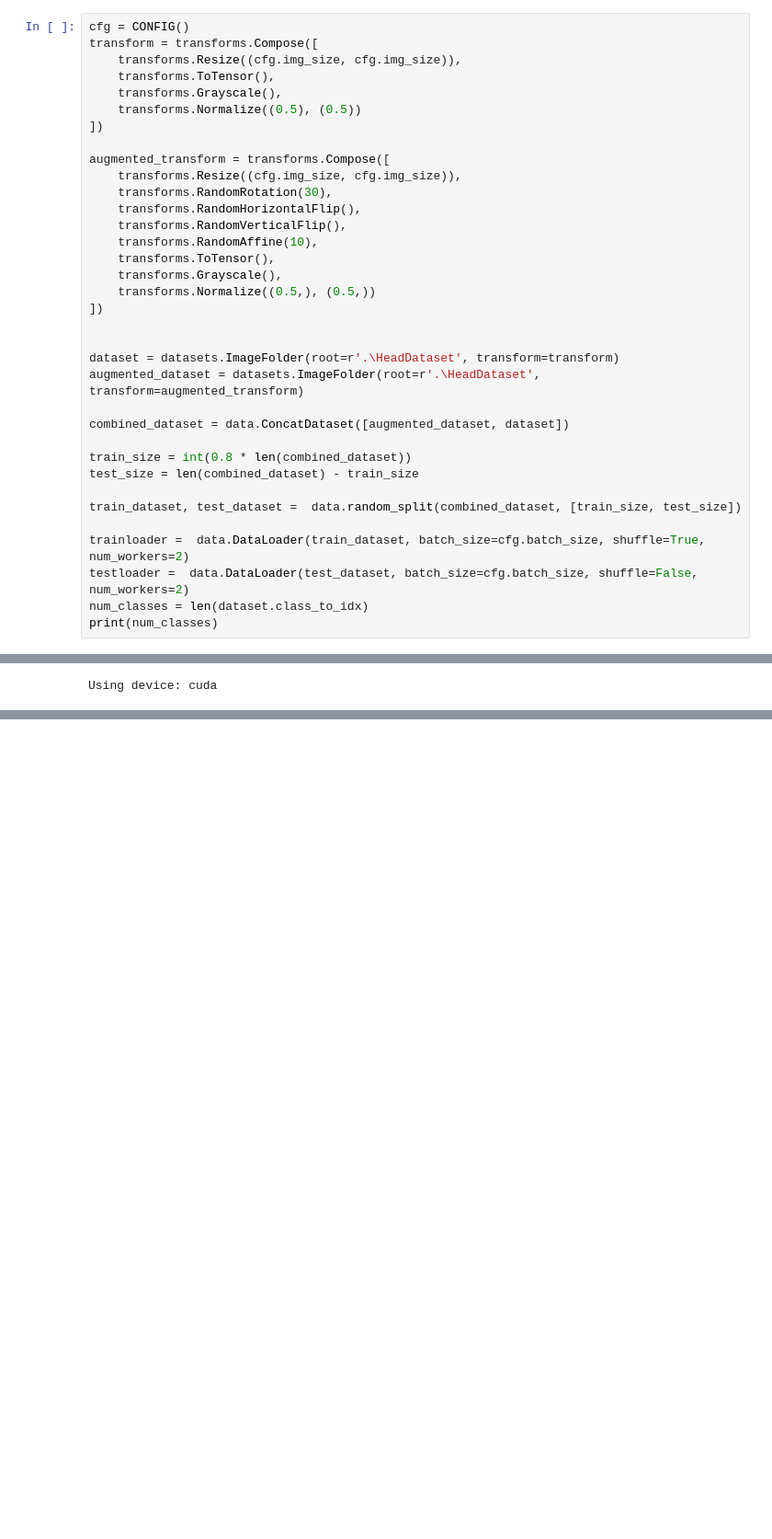
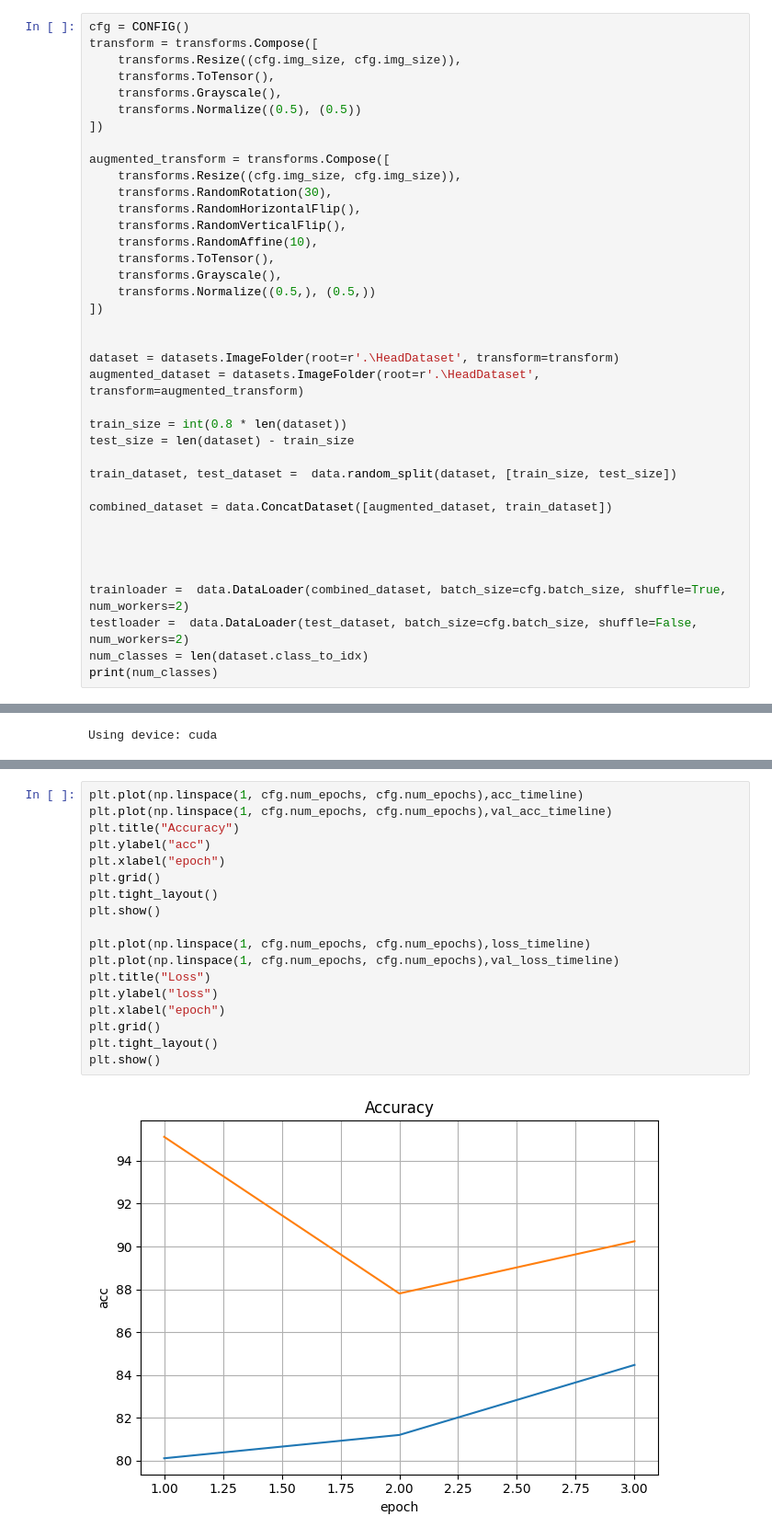
Before and after one commit to DaverSVK/HNS_Gestures_Zadanie2, a Jupyter notebook: ExpresionRek.ipynb, the cells around one changed output, grey strips where cells are left out. Shown: that part at 92% size. Saved outputs shown, nothing was run; the diff lists cells and outputs as text; blank space fills up the shorter version.

```diff
--- a/ExpresionRek.ipynb
+++ b/ExpresionRek.ipynb
@@ -200,14 +203,17 @@ augmented_transform = transforms.Compose([
 dataset = datasets.ImageFolder(root=r'.\HeadDataset', transform=transform)
 augmented_dataset = datasets.ImageFolder(root=r'.\HeadDataset', transform=augmented_transform)
 
-combined_dataset = data.ConcatDataset([augmented_dataset, dataset])
+train_size = int(0.8 * len(dataset))
+test_size = len(dataset) - train_size
 
-train_size = int(0.8 * len(combined_dataset))
-test_size = len(combined_dataset) - train_size
+train_dataset, test_dataset =  data.random_split(dataset, [train_size, test_size])
 
-train_dataset, test_dataset =  data.random_split(combined_dataset, [train_size, test_size])
+combined_dataset = data.ConcatDataset([augmented_dataset, train_dataset])
 
-trainloader =  data.DataLoader(train_dataset, batch_size=cfg.batch_size, shuffle=True, num_workers=2)
+
+
+
+trainloader =  data.DataLoader(combined_dataset, batch_size=cfg.batch_size, shuffle=True, num_workers=2)
 testloader =  data.DataLoader(test_dataset, batch_size=cfg.batch_size, shuffle=False, num_workers=2)
 num_classes = len(dataset.class_to_idx)
 print(num_classes)
@@ -338,0 +367,20 @@ Validation Accuracy: 43.40%
+# %%
+plt.plot(np.linspace(1, cfg.num_epochs, cfg.num_epochs),acc_timeline)
+plt.plot(np.linspace(1, cfg.num_epochs, cfg.num_epochs),val_acc_timeline)
+plt.title("Accuracy")
+plt.ylabel("acc")
+plt.xlabel("epoch")
+plt.grid()
+plt.tight_layout()
+plt.show()
+
+plt.plot(np.linspace(1, cfg.num_epochs, cfg.num_epochs),loss_timeline)
+plt.plot(np.linspace(1, cfg.num_epochs, cfg.num_epochs),val_loss_timeline)
+plt.title("Loss")
+plt.ylabel("loss")
+plt.xlabel("epoch")
+plt.grid()
+plt.tight_layout()
+plt.show()
+# %% [output]
+[figure, added]
```
Also changed, not shown: parts of 8 cells of this notebook, 1 other file.
